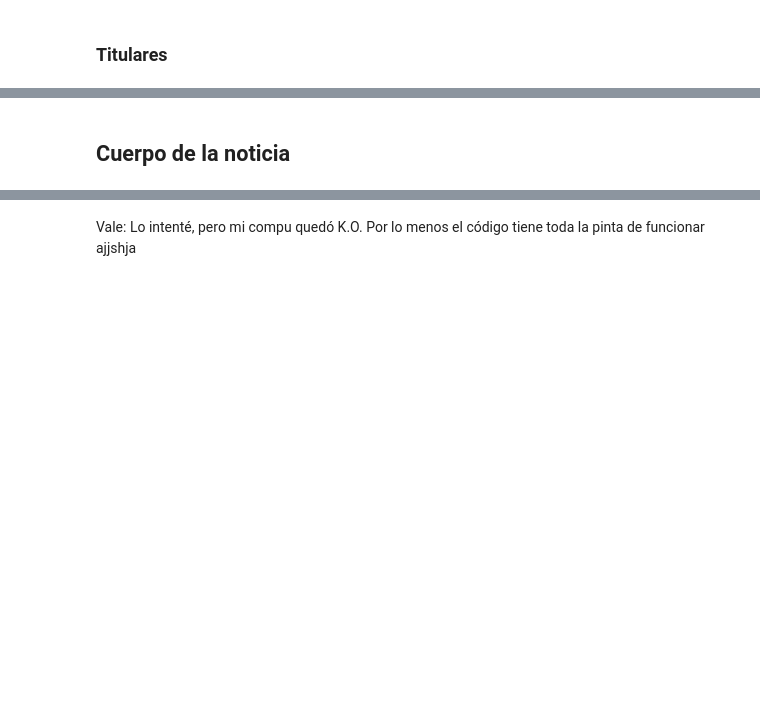
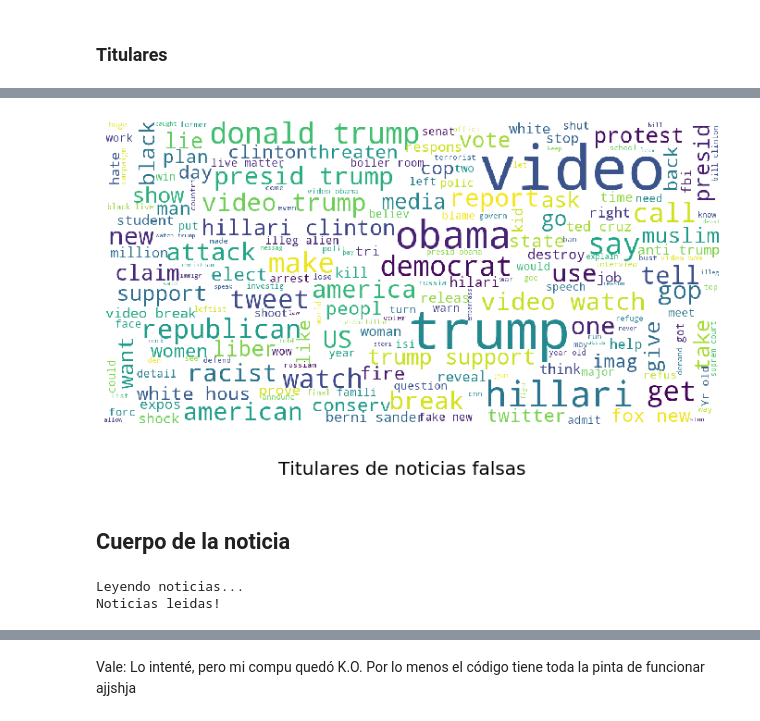
Before and after one commit to framunoz/Detector-Noticias-Falsas, a Jupyter notebook: codigo/01-Carga_de_datos.ipynb, the cells around one changed output, grey strips where cells are left out. Saved outputs shown, nothing was run; the diff lists cells and outputs as text; code cells hidden in the pictures; blank space fills up the shorter version.

```diff
--- a/codigo/01-Carga_de_datos.ipynb
+++ b/codigo/01-Carga_de_datos.ipynb
@@ -557,4 +620,8 @@ show_wordcloud(TRUE_TITLE, title= 'Titulares de noticias verdaderas')
 # %%
-show_wordcloud(FAKE_TITLE, title= 'Titulares de noticias falsas')
+show_wordcloud(FAKE_TITLE,
+               title= 'Titulares de noticias falsas',
+               save_name="wordcloud_titulares_falsas")
+# %% [output]
+[figure, added]
 # %% [markdown]
 ## Cuerpo de la noticia
@@ -595,0 +660,30 @@ TRUE_TEXT= ' '.join(TRUE_TEXT)
+# %%
+# Titulares noticias verdaderas transformados
+if PROCESAR:
+    print("Procesando las noticias...")
+    TRUE_T=[]
+    for i in TRUE_TEXT:
+        for j in tokenizer.tokenize(i):
+            if j.lower() not in stop_words:
+                TRUE_T.append(stem.stem(j))
+    TRUE_TEXT= TRUE_T
+
+    print("Guardando las noticias...")
+    with open(PATH_TRUE_TEXT, "w") as fichero:
+        fichero.seek(0)
+        for palabra in TRUE_TEXT:
+            try:
+                fichero.write(palabra + "\n")
+            except:
+                print("Ocurrió un error pero iop me hice el loko.")
+    print("Noticias guardadas!")
+else:
+    print("Leyendo noticias...")
+    with open(PATH_TRUE_TEXT, "r") as fichero:
+        L_PRUEBA = fichero.read()
+        TRUE_TEXT = L_PRUEBA.split("\n")
+        del L_PRUEBA
+    print("Noticias leidas!")
+# %% [output]
+Leyendo noticias...
+Noticias leidas!
```
Also changed, not shown: parts of 18 cells of this notebook.
